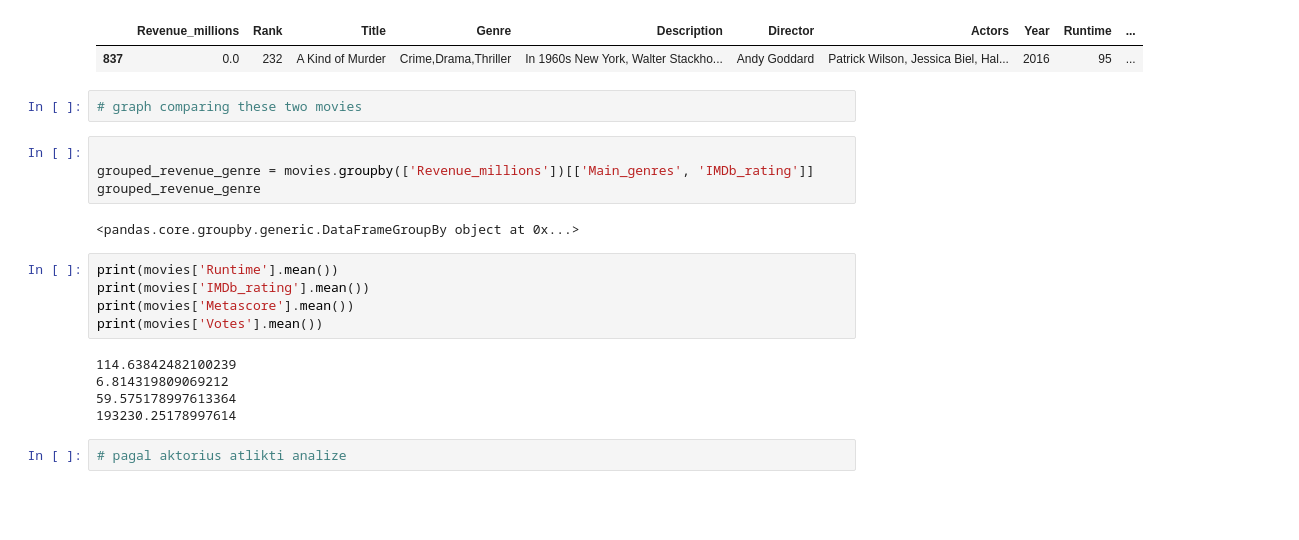
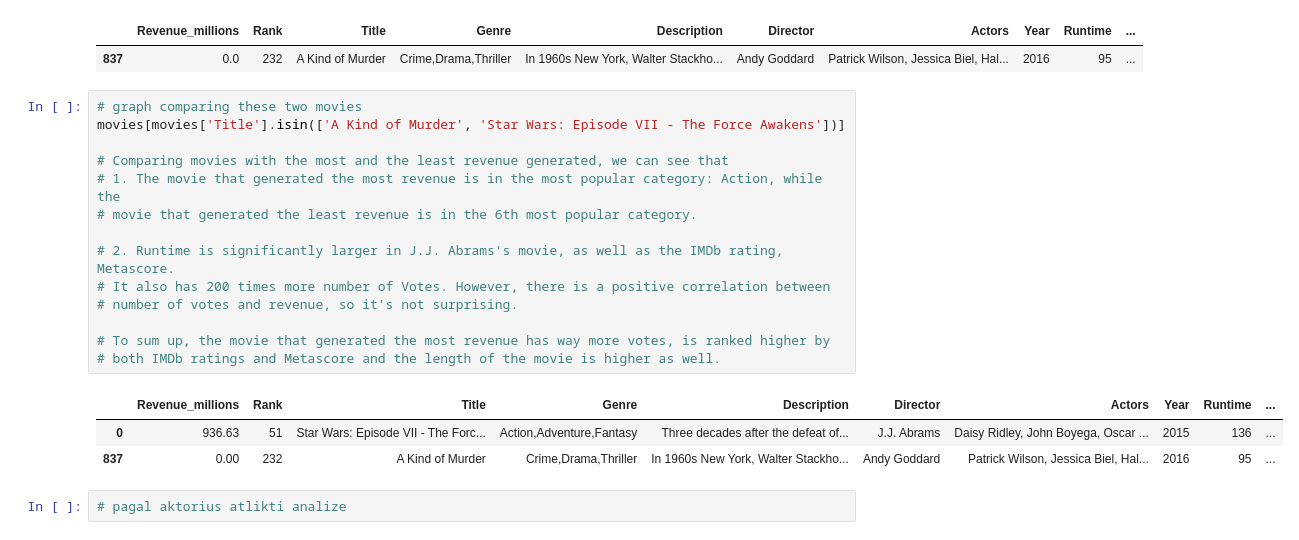
Before and after one commit to Justelei/Python_mokymai, a Jupyter notebook: movies.ipynb, the cells around one changed output. Saved outputs shown, nothing was run; the diff lists cells and outputs as text; blank space fills up the shorter version.

```diff
--- a/movies.ipynb
+++ b/movies.ipynb
@@ -462,24 +482,24 @@ movies.tail(1) # movie that generated the least revenue
 # %% [output]
 |  | Revenue_millions | Rank | Title | Genre | Description | Director | Actors | Year | Runtime | ... |
 | 837 | 0.0 | 232 | A Kind of Murder | Crime,Drama,Thriller | In 1960s New York, Walter Stackho... | Andy Goddard | Patrick Wilson, Jessica Biel, Hal... | 2016 | 95 | ... |
-# %%
-# graph comparing these two movies
-# %%
-
-grouped_revenue_genre = movies.groupby(['Revenue_millions'])[['Main_genres', 'IMDb_rating']]
-grouped_revenue_genre
-# %% [output]
-<pandas.core.groupby.generic.DataFrameGroupBy object at 0x...>
-# %%
-print(movies['Runtime'].mean())
-print(movies['IMDb_rating'].mean())
-print(movies['Metascore'].mean())
-print(movies['Votes'].mean())
-# %% [output]
-114.63842482100239
-6.814319809069212
-59.575178997613364
-193230.25178997614
+# %%
+# graph comparing these two movies
+movies[movies['Title'].isin(['A Kind of Murder', 'Star Wars: Episode VII - The Force Awakens'])]
+
+# Comparing movies with the most and the least revenue generated, we can see that
+# 1. The movie that generated the most revenue is in the most popular category: Action, while the
+# movie that generated the least revenue is in the 6th most popular category.
+
+# 2. Runtime is significantly larger in J.J. Abrams's movie, as well as the IMDb rating, Metascore.
+# It also has 200 times more number of Votes. However, there is a positive correlation between
+# number of votes and revenue, so it's not surprising.
+
+# To sum up, the movie that generated the most revenue has way more votes, is ranked higher by
+# both IMDb ratings and Metascore and the length of the movie is higher as well.
+# %% [output]
+|  | Revenue_millions | Rank | Title | Genre | Description | Director | Actors | Year | Runtime | ... |
+| 0 | 936.63 | 51 | Star Wars: Episode VII - The Forc... | Action,Adventure,Fantasy | Three decades after the defeat of... | J.J. Abrams | Daisy Ridley, John Boyega, Oscar ... | 2015 | 136 | ... |
+| 837 | 0.00 | 232 | A Kind of Murder | Crime,Drama,Thriller | In 1960s New York, Walter Stackho... | Andy Goddard | Patrick Wilson, Jessica Biel, Hal... | 2016 | 95 | ... |
 # %%
 # pagal aktorius atlikti analize
 # %%
```
Also changed, not shown: parts of 14 cells of this notebook.
